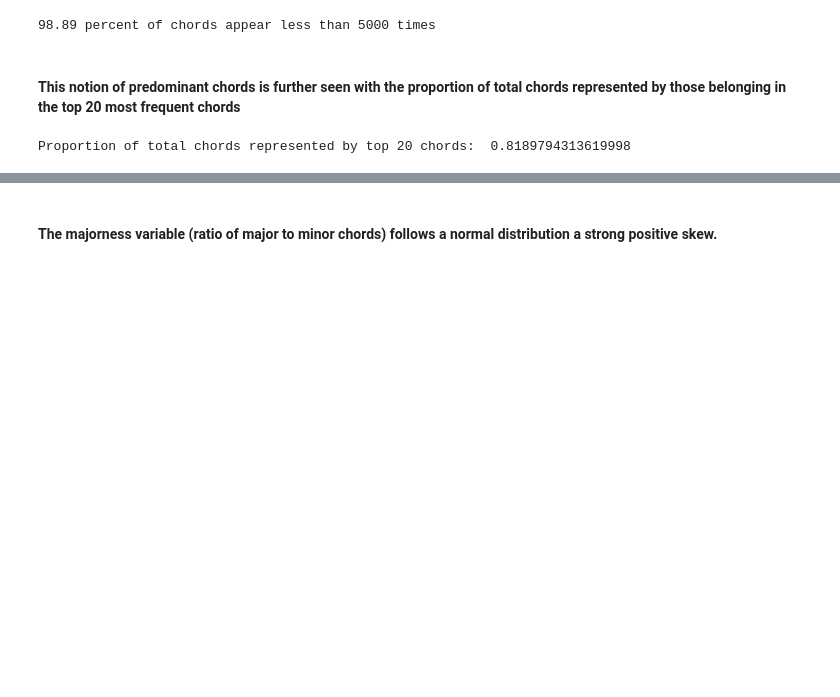
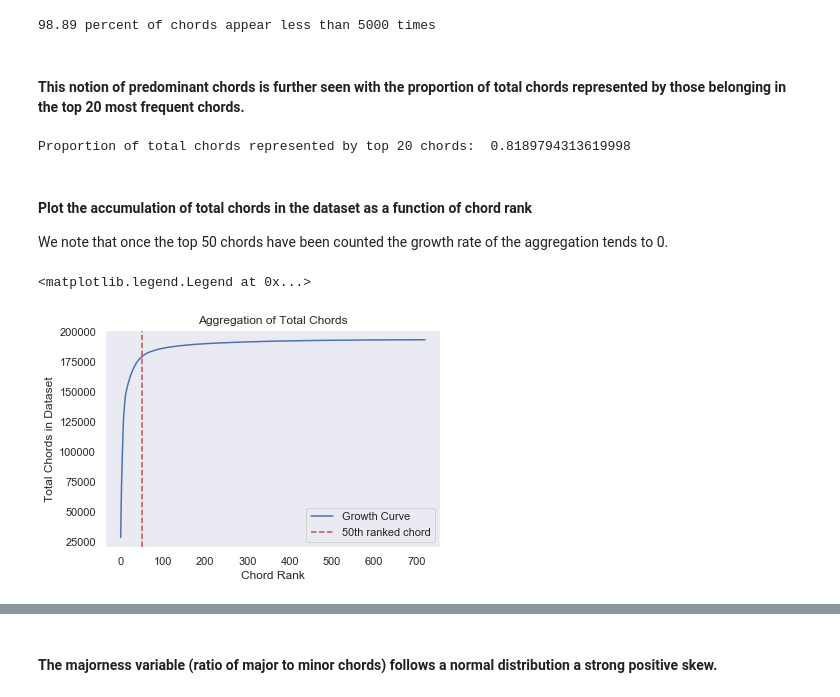
Before and after one commit to IanCarrasco/chord-scraper, a Jupyter notebook: Chronochord.ipynb, the cells around one changed output, grey strips where cells are left out. Saved outputs shown, nothing was run; the diff lists cells and outputs as text; code cells hidden in the pictures; blank space fills up the shorter version.

```diff
--- a/Chronochord.ipynb
+++ b/Chronochord.ipynb
@@ -371,11 +380,24 @@ print('%.2f'%(len(chords_less)/len(ranked_chords) * 100), 'percent of chords app
 # %% [output]
 98.89 percent of chords appear less than 5000 times
 # %% [markdown]
-#### This notion of predominant chords is further seen with the proportion of total chords represented by those belonging in the top 20 most frequent chords
+#### This notion of predominant chords is further seen with the proportion of total chords represented by those belonging in the top 20 most frequent chords.
 # %%
 print('Proportion of total chords represented by top 20 chords: ', sum(chord_counts)/total_chords)
 # %% [output]
 Proportion of total chords represented by top 20 chords:  0.8189794313619998
+# %% [markdown]
+#### Plot the accumulation of total chords in the dataset as a function of chord rank
+We note that once the top 50 chords have been counted the growth rate of the aggregation tends to 0.
+# %%
+plt.plot(np.arange(len(ranked_chords)), np.cumsum([x[1] for x in ranked_chords]), label='Growth Curve')
+plt.axvline(x=50, color='r', linestyle='--', label='50th ranked chord')
+plt.title('Aggregation of Total Chords')
+plt.xlabel('Chord Rank')
+plt.ylabel('Total Chords in Dataset')
+plt.legend()
+# %% [output]
+<matplotlib.legend.Legend at 0x...>
+[figure, added]
 # %%
 #Plot distribution of popular chords
 indexes = np.arange(len(chord_names))
```
Also changed, not shown: parts of 38 cells of this notebook.
